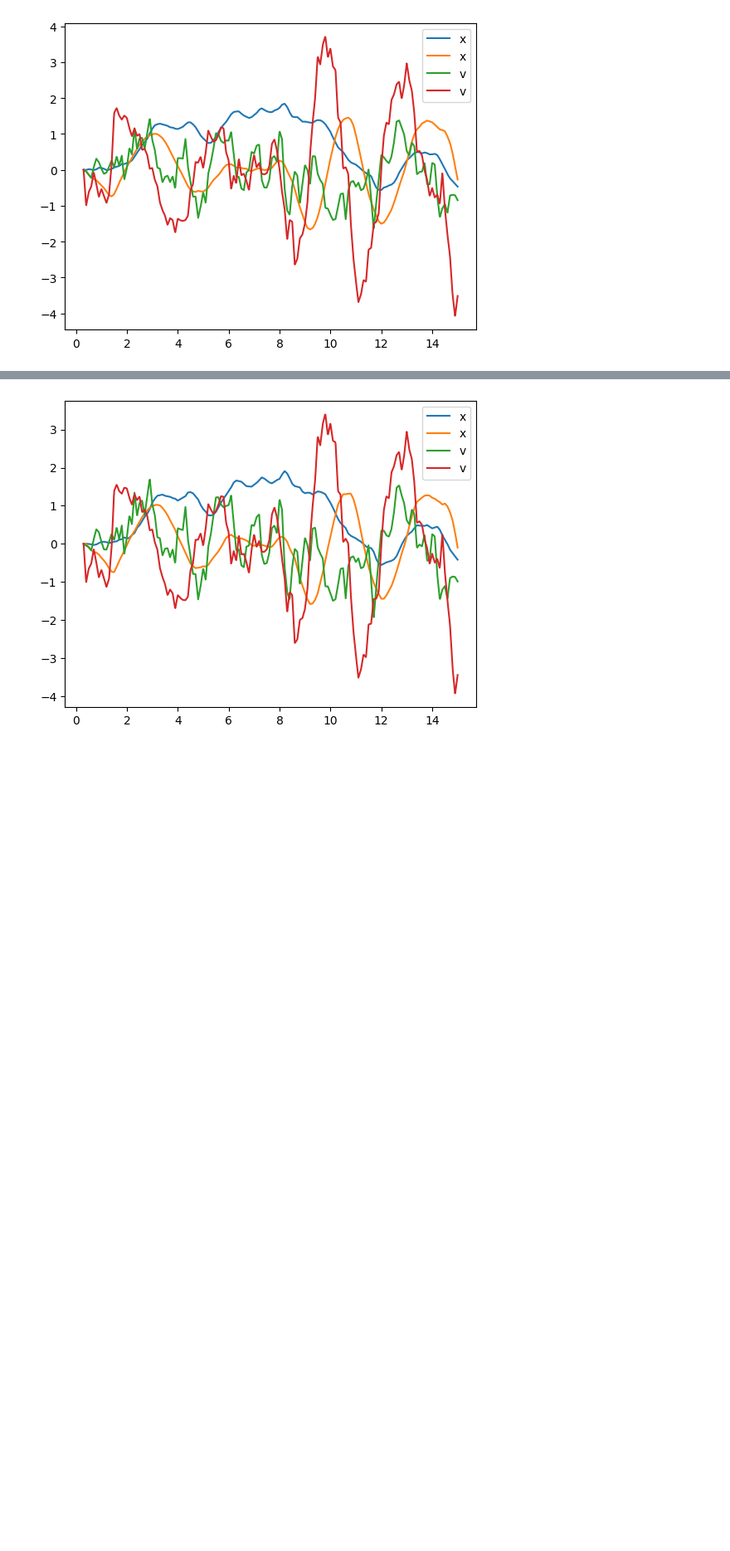
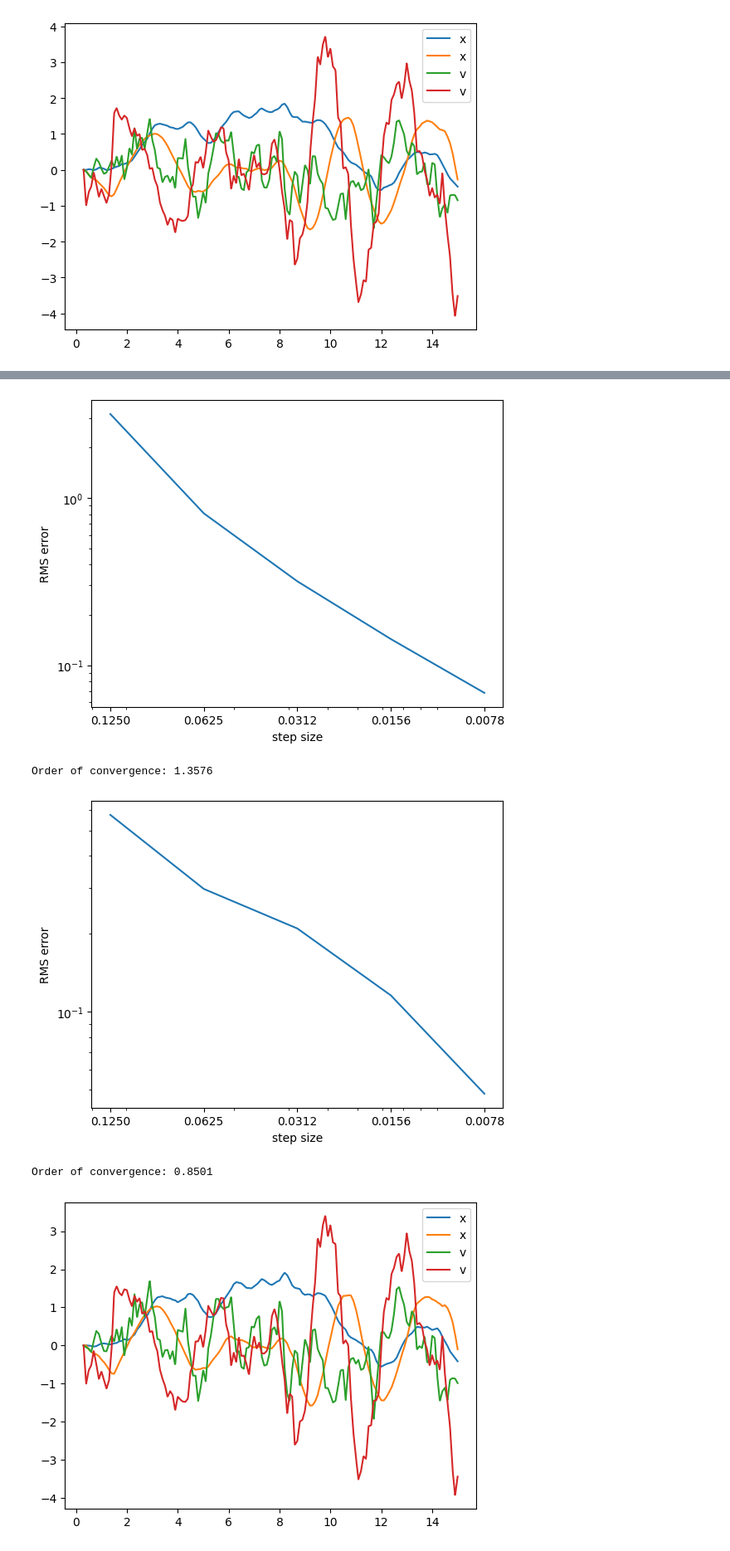
Before and after one commit to andyElking/diffrax_STLA, a Jupyter notebook: examples/langevin.ipynb, the cells around one changed output, grey strips where cells are left out. Shown at 83% size. Cells and saved outputs as stored; diff of their text form; code cells hidden in the pictures; blank space fills up the shorter version.

```diff
--- a/examples/langevin.ipynb
+++ b/examples/langevin.ipynb
@@ -270,3 +278,14 @@ plot_sol(solSEA)
+# %%
+hs, SEA_errs_hosc, _ = sde_solver_order(keys, hosc, SEA(), ALIGN(0.1), 2**-10, hs=hs1)
+draw_order(hs, SEA_errs_hosc)
+
+hs, SEA_errs_bqp, _ = sde_solver_order(keys, bqp, SEA(), ALIGN(0.1), 2**-10, hs=hs1)
+draw_order(hs, SEA_errs_bqp)
+# %% [output]
+[figure, added]
+Order of convergence: 1.3576
+[figure, added]
+Order of convergence: 0.8501
 # %%
 solEuler = diffeqsolve(
     terms_hosc, Euler(), t0, t1, dt0=0.1, y0=hosc.y0, args=hosc.args, saveat=saveat
```
Also changed, not shown: parts of 2 cells of this notebook, 8 other files.
